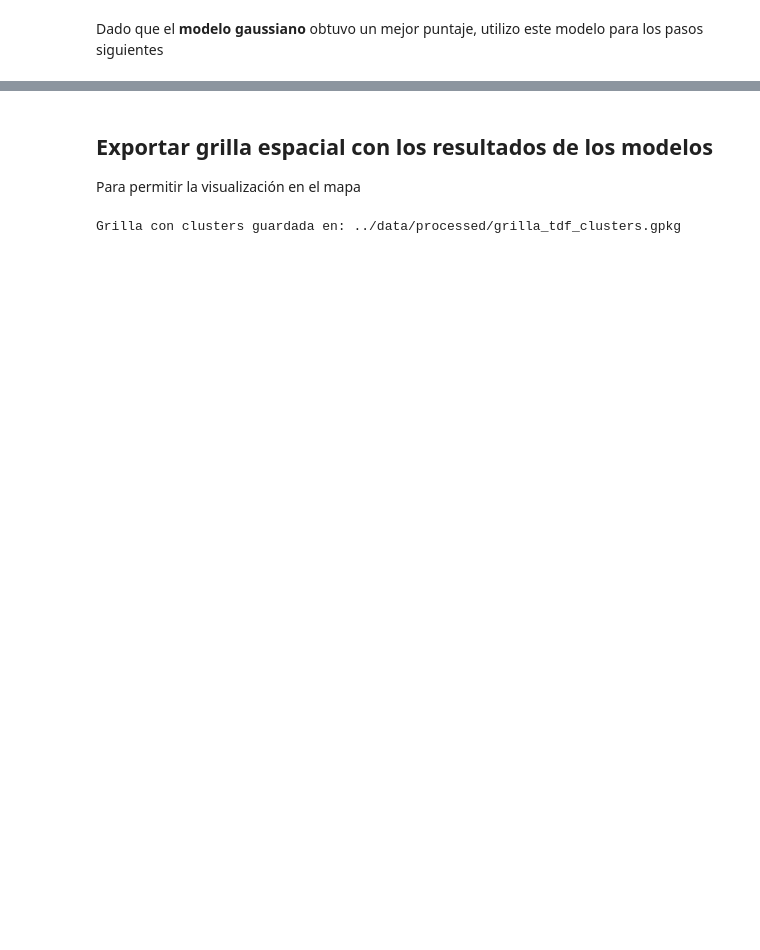
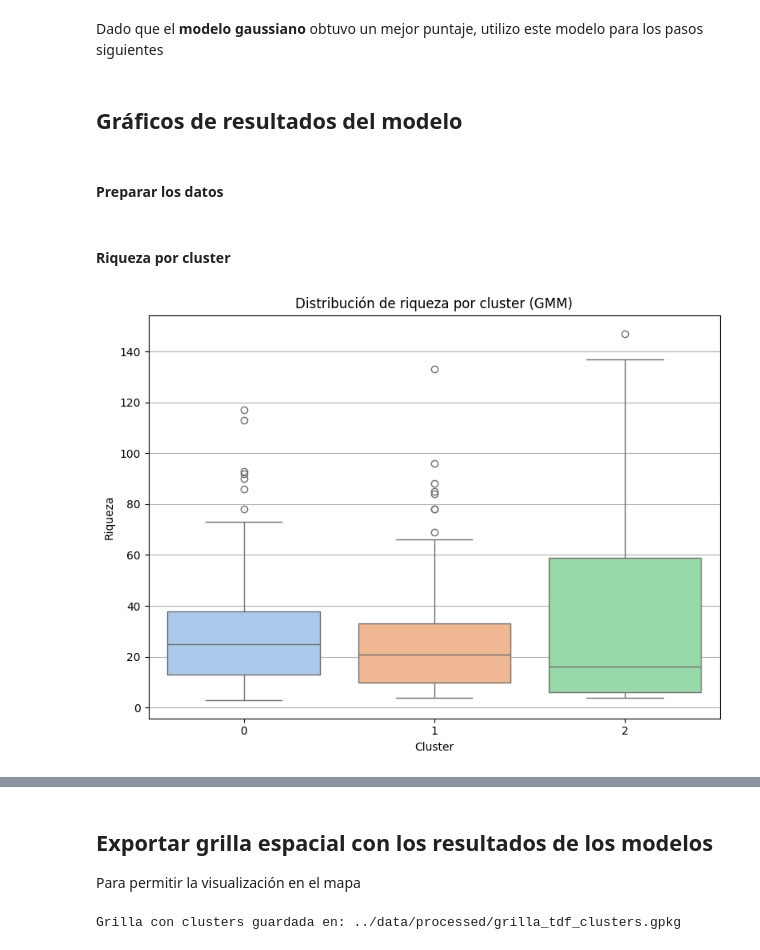
Before and after one commit to pablo-jusim/ornithological_potential, a Jupyter notebook: notebooks/main.ipynb, the cells around one changed output, grey strips where cells are left out. Saved outputs shown, nothing was run; the diff lists cells and outputs as text; code cells hidden in the pictures; blank space fills up the shorter version.

```diff
--- a/notebooks/main.ipynb
+++ b/notebooks/main.ipynb
@@ -241,3 +347,29 @@ Gaussian Mixture: 0.7181559807453005
 Clustering espectral: 0.3333333333333333
 # %% [markdown]
 Dado que el **modelo gaussiano** obtuvo un mejor puntaje, utilizo este modelo para los pasos siguientes
+# %% [markdown]
+## Gráficos de resultados del modelo
+# %% [markdown]
+#### Preparar los datos
+# %%
+# Crear un DataFrame con el resultado del modelo
+df_clusters = pd.DataFrame({
+    'grid_id': id_grid,
+    'cluster': labels_gmm
+})
+
+# Unir el cluster a tu DataFrame de registros
+df = df.merge(df_clusters, on='grid_id', how='left')
+# %% [markdown]
+#### Riqueza por cluster
+# %%
+plt.figure(figsize=(8, 6))
+sns.boxplot(data=df, x='cluster', y='riqueza', hue='cluster', palette='pastel', legend=False)
+plt.title('Distribución de riqueza por cluster (GMM)')
+plt.xlabel('Cluster')
+plt.ylabel('Riqueza')
+plt.grid(True, axis='y')
+plt.tight_layout()
+plt.show()
+# %% [output]
+[figure, added]
```
Also changed, not shown: parts of 24 cells of this notebook, 4 other files.
